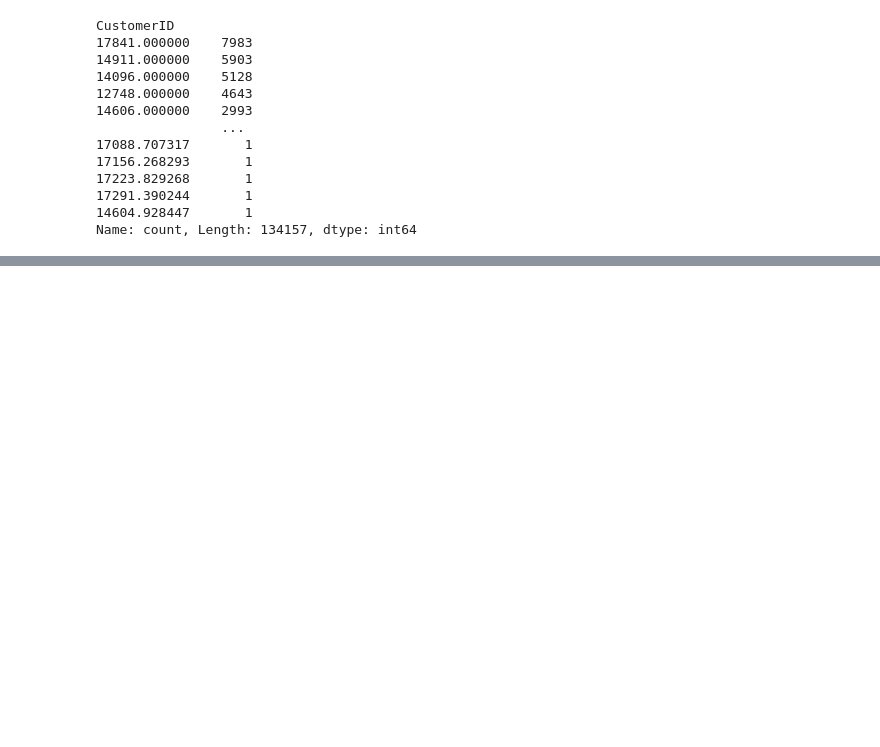
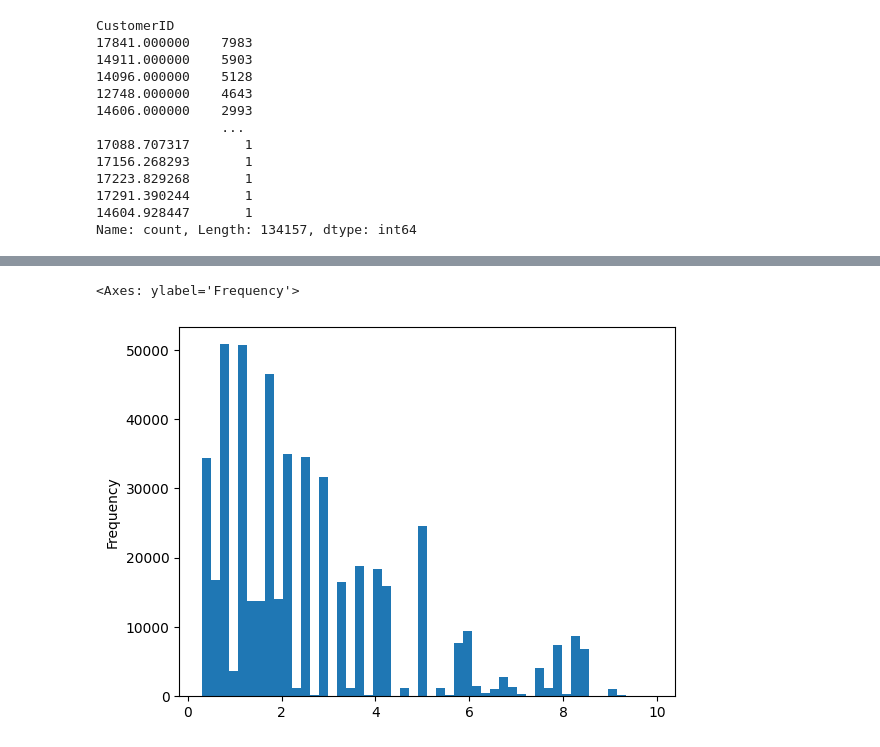
Before and after one commit to mannpadhiar/DM_lab, a Jupyter notebook: project/project1.ipynb, the cells around one changed output, grey strips where cells are left out. Cells and saved outputs as stored; diff of their text form; code cells hidden in the pictures; blank space fills up the shorter version.

```diff
--- a/project/project1.ipynb
+++ b/project/project1.ipynb
@@ -174,0 +248,7 @@ memory usage: 37.6+ MB
+# %%
+data = data[(data['UnitPrice'] > .29 ) & (data['UnitPrice'] < 9.95)]
+data.describe()
+data['UnitPrice'].plot.hist(bins=50)
+# %% [output]
+<Axes: ylabel='Frequency'>
+[figure, added]
```
Also changed, not shown: parts of 12 cells of this notebook, 1 other file.
